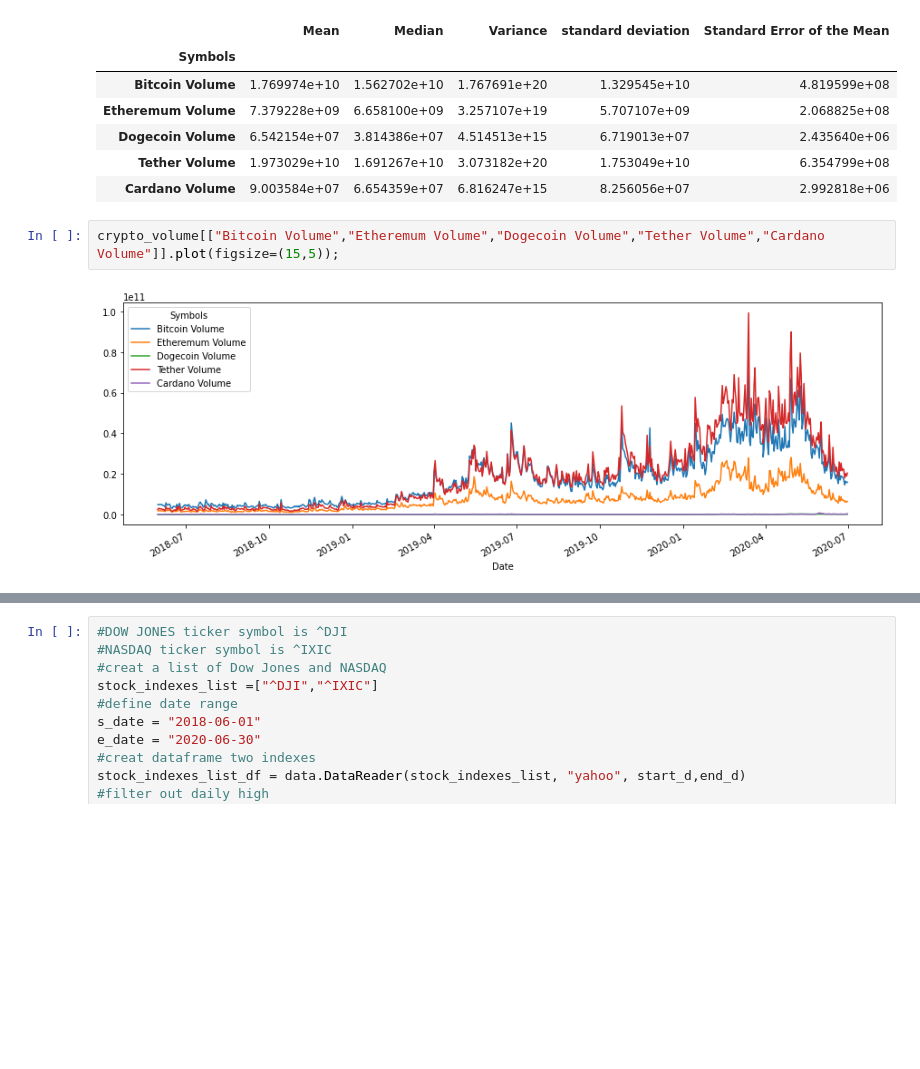
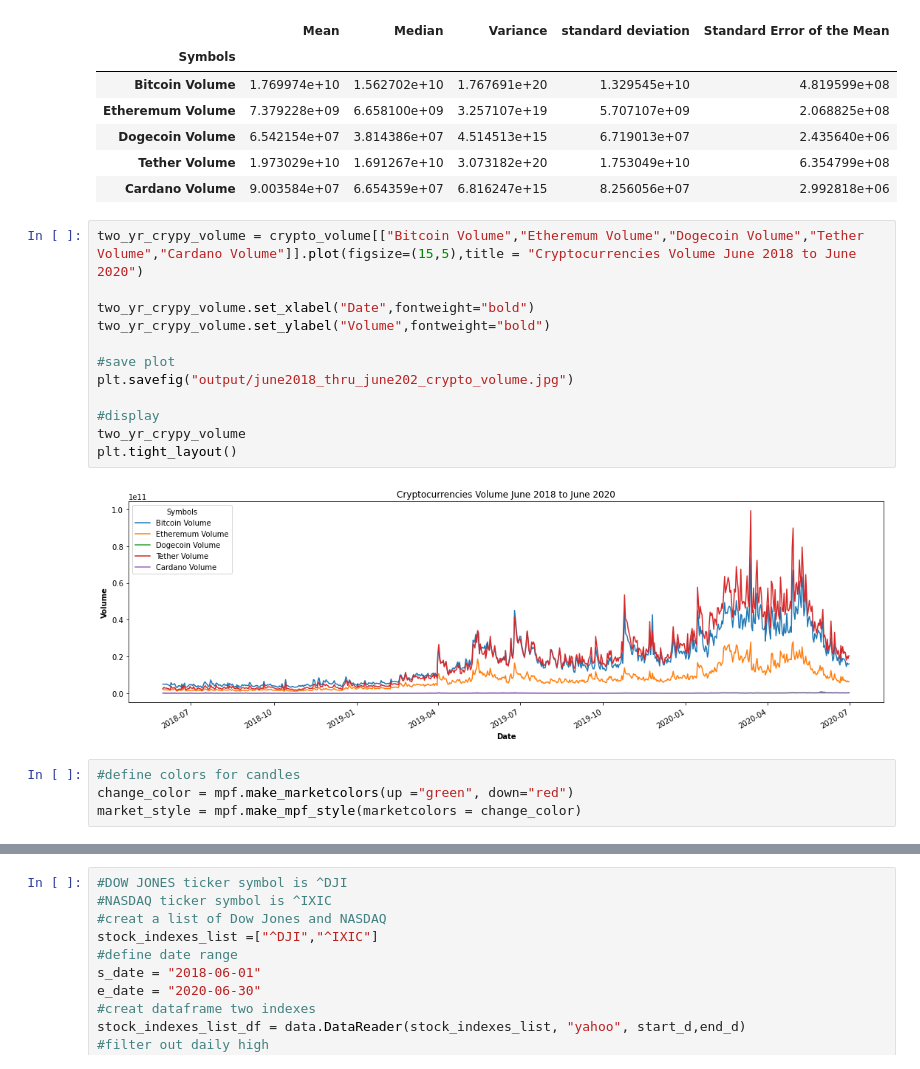
Before and after one commit to ashleighdevito/Cryptocurrency, a Jupyter notebook: Analysis/Working_Scripts/cryptocurrencis.ipynb, the cells around one changed output, grey strips where cells are left out. Saved outputs shown, nothing was run; the diff lists cells and outputs as text; blank space fills up the shorter version.

Commit message:
New plots need to save figures plotted with pandas trying to save as matplotlib

```diff
--- a/Analysis/Working_Scripts/cryptocurrencis.ipynb
+++ b/Analysis/Working_Scripts/cryptocurrencis.ipynb
@@ -191,6 +192,20 @@ crypto_volume_stats
 | Tether Volume | 1.973029e+10 | 1.691267e+10 | 3.073182e+20 | 1.753049e+10 | 6.354799e+08 |
 | Cardano Volume | 9.003584e+07 | 6.654359e+07 | 6.816247e+15 | 8.256056e+07 | 2.992818e+06 |
 # %%
-crypto_volume[["Bitcoin Volume","Etheremum Volume","Dogecoin Volume","Tether Volume","Cardano Volume"]].plot(figsize=(15,5));
+two_yr_crypy_volume = crypto_volume[["Bitcoin Volume","Etheremum Volume","Dogecoin Volume","Tether Volume","Cardano Volume"]].plot(figsize=(15,5),title = "Cryptocurrencies Volume June 2018 to June 2020")
+
+two_yr_crypy_volume.set_xlabel("Date",fontweight="bold")
+two_yr_crypy_volume.set_ylabel("Volume",fontweight="bold")
+
+#save plot
+plt.savefig("output/june2018_thru_june202_crypto_volume.jpg")
+
+#display
+two_yr_crypy_volume
+plt.tight_layout()
 # %% [output]
-[figure, old version]
+[figure, new version]
+# %%
+#define colors for candles
+change_color = mpf.make_marketcolors(up ="green", down="red")
+market_style = mpf.make_mpf_style(marketcolors = change_color)
```
Also changed, not shown: parts of 20 cells of this notebook, 17 other files.
